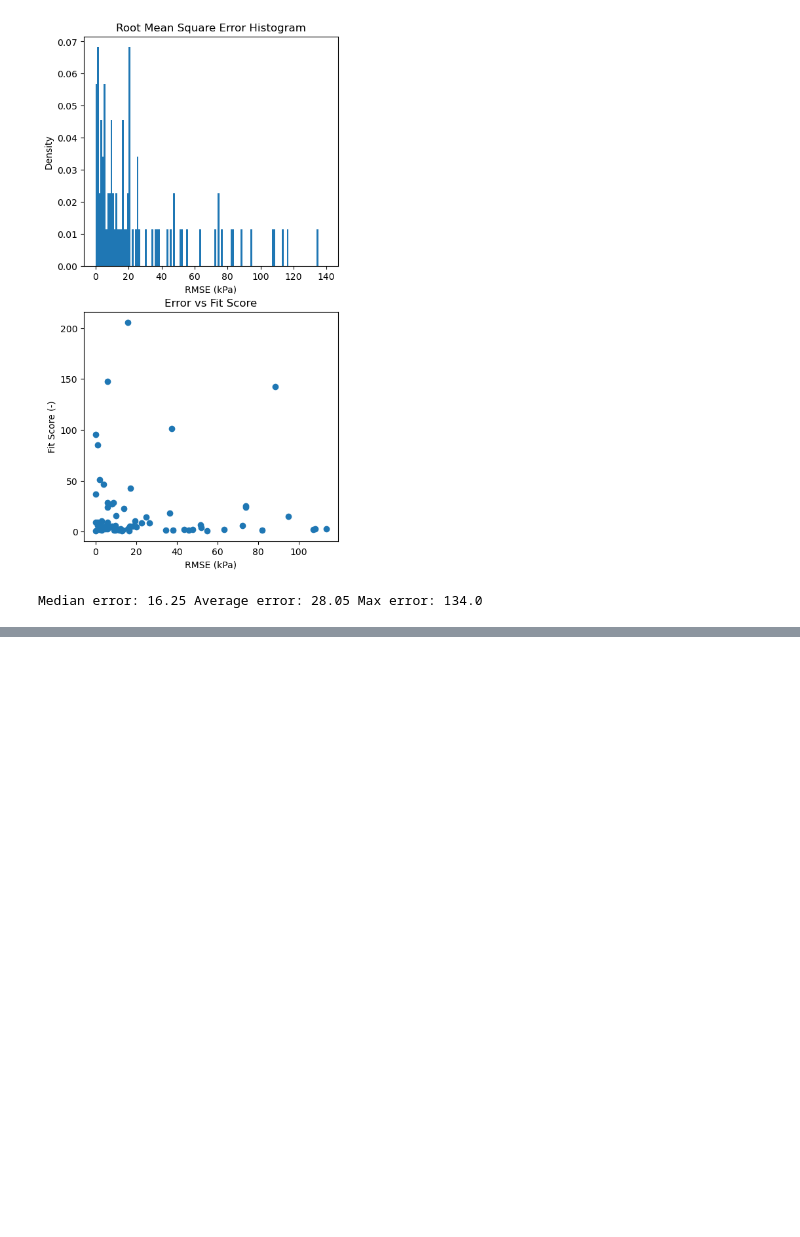
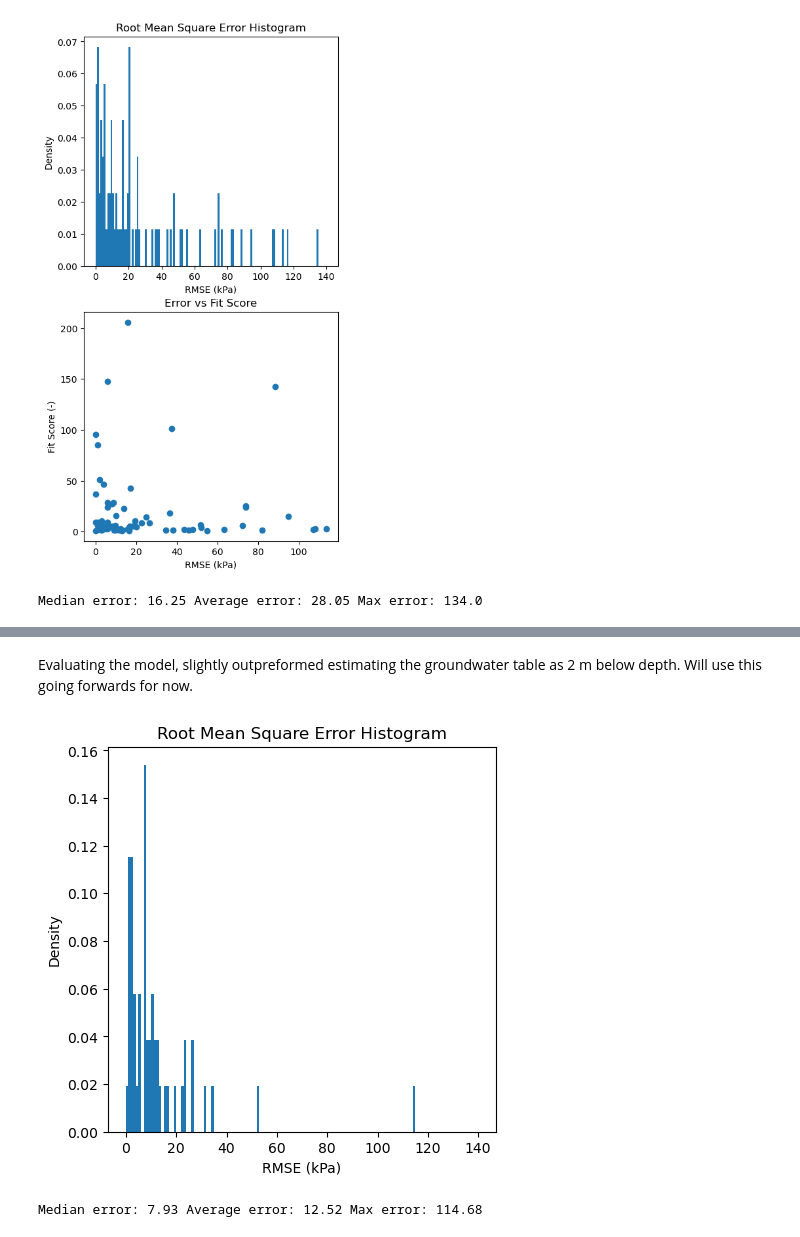
Before and after one commit to lucasfabbri/geotechdata, a Jupyter notebook: 1 Groundwater.ipynb, the cells around one changed output, grey strips where cells are left out. Cells and saved outputs as stored; diff of their text form; code cells hidden in the pictures; blank space fills up the shorter version.

```diff
--- a/1 Groundwater.ipynb
+++ b/1 Groundwater.ipynb
@@ -614,0 +820,36 @@ Median error: 16.25 Average error: 28.05 Max error: 134.0
+# %% [markdown]
+Evaluating the model, slightly outpreformed estimating the groundwater table as 2 m below depth. Will use this going forwards for now.
+# %%
+WATER_WEIGHT = 10
+errors = []
+for _, data in df.iterrows():
+    if data.borenr is None:
+        continue
+
+    X_data = np.vstack([np.asarray(data["z"]),np.asarray(data["qc"])/1000,np.asarray(data["fs"]),np.asarray(data["u2"])]).T
+    y_data_pred = model.predict(X_data)
+
+    if sum(y_data_pred) <= 1:
+        continue
+
+    X_data_df = pd.DataFrame(X_data, columns = ['Depth (m)', 'qc (MPa)', 'fs (kPa)', 'u2 (kPa)'])
+    X_data_df["Predicted within 5 kPa"] = y_data_pred
+    predicted_close = X_data_df[X_data_df["Predicted within 5 kPa"] == 1]
+
+    u0_pred = calc_u_0(X_data[:,0],fit_hydrostatic_to_points(predicted_close))
+
+    errors.append((cost_MSE(np.asarray(data["u0"]),np.asarray(u0_pred)))**0.5)
+
+_, ax = plt.subplots(figsize = (5,5))
+
+errors = np.asarray(errors)
+ax.hist(errors, bins=140, range = [0,140], density=True)
+ax.set_title("Root Mean Square Error Histogram")
+ax.set_xlabel("RMSE (kPa)")
+ax.set_ylabel("Density")
+plt.show()
+
+print("Median error:", round(np.median(errors),2), "Average error:", round(np.mean(errors),2), "Max error:", round(np.max(errors),2))
+# %% [output]
+[figure, added]
+Median error: 7.93 Average error: 12.52 Max error: 114.68
```
Also changed, not shown: parts of 24 cells of this notebook.
